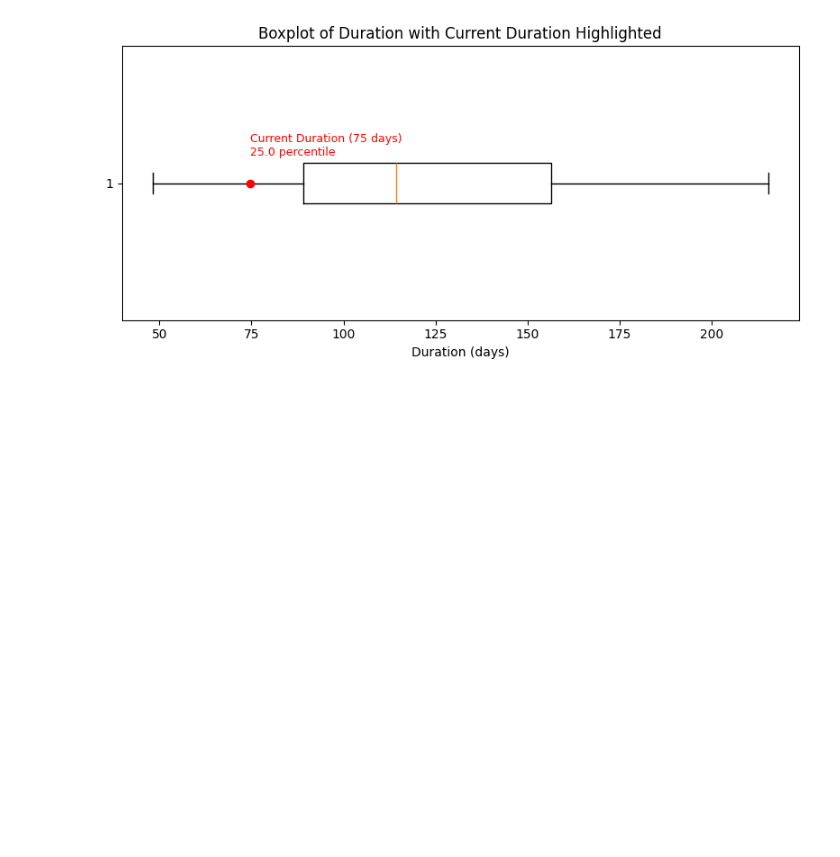
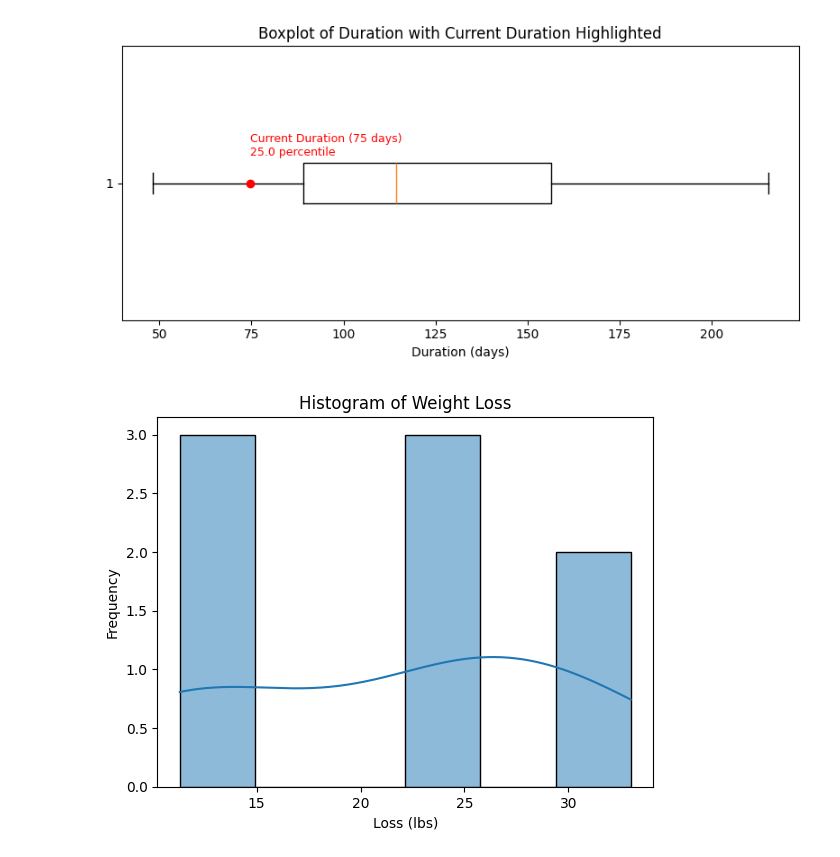
Before and after one commit to ericmelz/weight, a Jupyter notebook: notebooks/eda1.ipynb, the cells around one changed output. Saved outputs shown, nothing was run; the diff lists cells and outputs as text; code cells hidden in the pictures; blank space fills up the shorter version.

Commit message:
added boxplot and histogram for weight loss

```diff
--- a/notebooks/eda1.ipynb
+++ b/notebooks/eda1.ipynb
@@ -291,3 +279,11 @@ def plot_current_duration(current_duration):
 plot_current_duration(summary_df.loc[2025]['duration_days'])
 # %% [output]
 [figure]
+# %%
+sns.histplot(summary_df['drop'], bins=6, kde=True)
+plt.title('Histogram of Weight Loss')
+plt.xlabel('Loss (lbs)')
+plt.ylabel('Frequency')
+plt.show()
+# %% [output]
+[figure, added]
```
Also changed, not shown: parts of 4 cells of this notebook.
